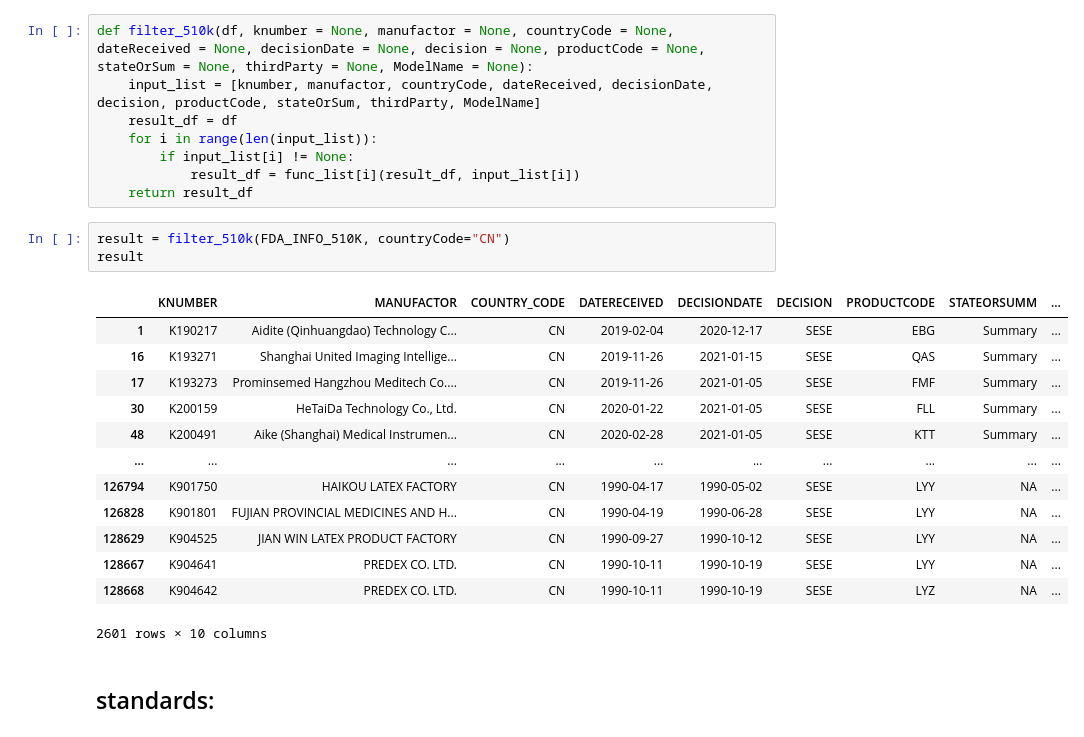
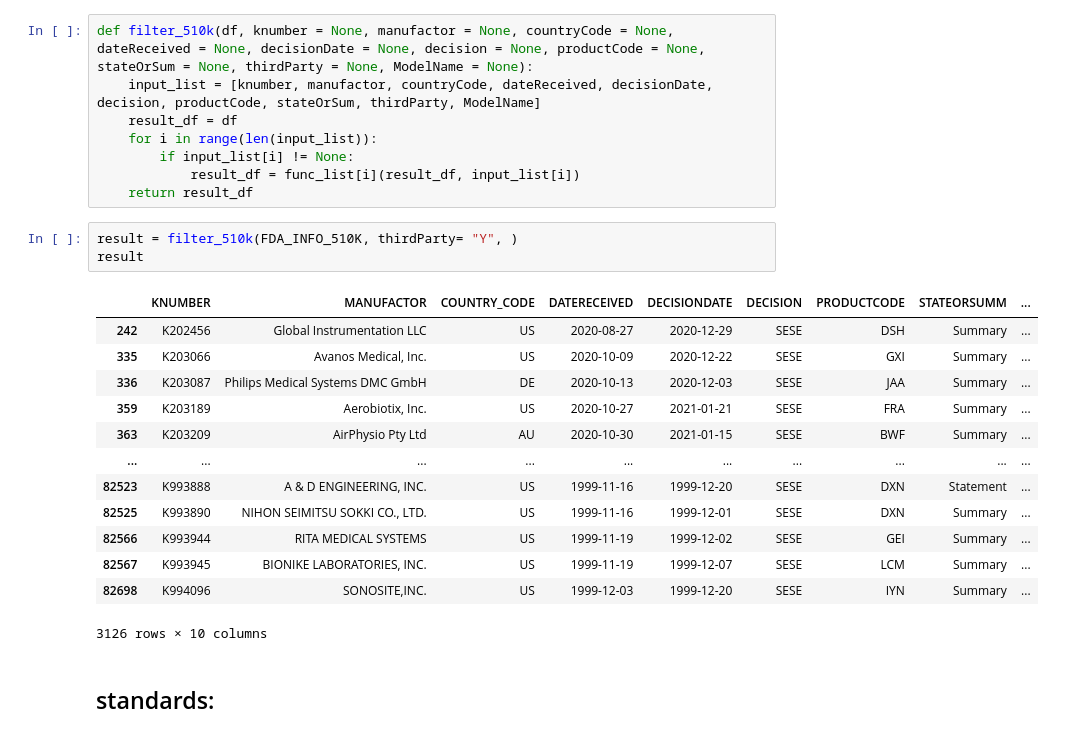
Before and after one commit to BelindaTang1/FDA_DataAnalytics, a Jupyter notebook: searching_engine.ipynb, the cells around one changed output. Cells and saved outputs as stored; diff of their text form.

```diff
--- a/searching_engine.ipynb
+++ b/searching_engine.ipynb
@@ -176,22 +176,22 @@ def filter_510k(df, knumber = None, manufactor = None, countryCode = None, dateR
             result_df = func_list[i](result_df, input_list[i])
     return result_df
 # %%
-result = filter_510k(FDA_INFO_510K, countryCode="CN")
+result = filter_510k(FDA_INFO_510K, thirdParty= "Y", )
 result
 # %% [output]
 |  | KNUMBER | MANUFACTOR | COUNTRY_CODE | DATERECEIVED | DECISIONDATE | DECISION | PRODUCTCODE | STATEORSUMM | ... |
-| 1 | K190217 | Aidite (Qinhuangdao) Technology C... | CN | 2019-02-04 | 2020-12-17 | SESE | EBG | Summary | ... |
-| 16 | K193271 | Shanghai United Imaging Intellige... | CN | 2019-11-26 | 2021-01-15 | SESE | QAS | Summary | ... |
-| 17 | K193273 | Prominsemed Hangzhou Meditech Co.... | CN | 2019-11-26 | 2021-01-05 | SESE | FMF | Summary | ... |
-| 30 | K200159 | HeTaiDa Technology Co., Ltd. | CN | 2020-01-22 | 2021-01-05 | SESE | FLL | Summary | ... |
-| 48 | K200491 | Aike (Shanghai) Medical Instrumen... | CN | 2020-02-28 | 2021-01-05 | SESE | KTT | Summary | ... |
+| 242 | K202456 | Global Instrumentation LLC | US | 2020-08-27 | 2020-12-29 | SESE | DSH | Summary | ... |
+| 335 | K203066 | Avanos Medical, Inc. | US | 2020-10-09 | 2020-12-22 | SESE | GXI | Summary | ... |
+| 336 | K203087 | Philips Medical Systems DMC GmbH | DE | 2020-10-13 | 2020-12-03 | SESE | JAA | Summary | ... |
+| 359 | K203189 | Aerobiotix, Inc. | US | 2020-10-27 | 2021-01-21 | SESE | FRA | Summary | ... |
+| 363 | K203209 | AirPhysio Pty Ltd | AU | 2020-10-30 | 2021-01-15 | SESE | BWF | Summary | ... |
 | ... | ... | ... | ... | ... | ... | ... | ... | ... | ... |
-| 126794 | K901750 | HAIKOU LATEX FACTORY | CN | 1990-04-17 | 1990-05-02 | SESE | LYY | NA | ... |
-| 126828 | K901801 | FUJIAN PROVINCIAL MEDICINES AND H... | CN | 1990-04-19 | 1990-06-28 | SESE | LYY | NA | ... |
-| 128629 | K904525 | JIAN WIN LATEX PRODUCT FACTORY | CN | 1990-09-27 | 1990-10-12 | SESE | LYY | NA | ... |
-| 128667 | K904641 | PREDEX CO. LTD. | CN | 1990-10-11 | 1990-10-19 | SESE | LYY | NA | ... |
-| 128668 | K904642 | PREDEX CO. LTD. | CN | 1990-10-11 | 1990-10-19 | SESE | LYZ | NA | ... |
+| 82523 | K993888 | A & D ENGINEERING, INC. | US | 1999-11-16 | 1999-12-20 | SESE | DXN | Statement | ... |
+| 82525 | K993890 | NIHON SEIMITSU SOKKI CO., LTD. | US | 1999-11-16 | 1999-12-01 | SESE | DXN | Summary | ... |
+| 82566 | K993944 | RITA MEDICAL SYSTEMS | US | 1999-11-19 | 1999-12-02 | SESE | GEI | Summary | ... |
+| 82567 | K993945 | BIONIKE LABORATORIES, INC. | US | 1999-11-19 | 1999-12-07 | SESE | LCM | Summary | ... |
+| 82698 | K994096 | SONOSITE,INC. | US | 1999-12-03 | 1999-12-20 | SESE | IYN | Summary | ... |
-2601 rows × 10 columns
+3126 rows × 10 columns
 # %% [markdown]
 ## standards:
 # %%
```
